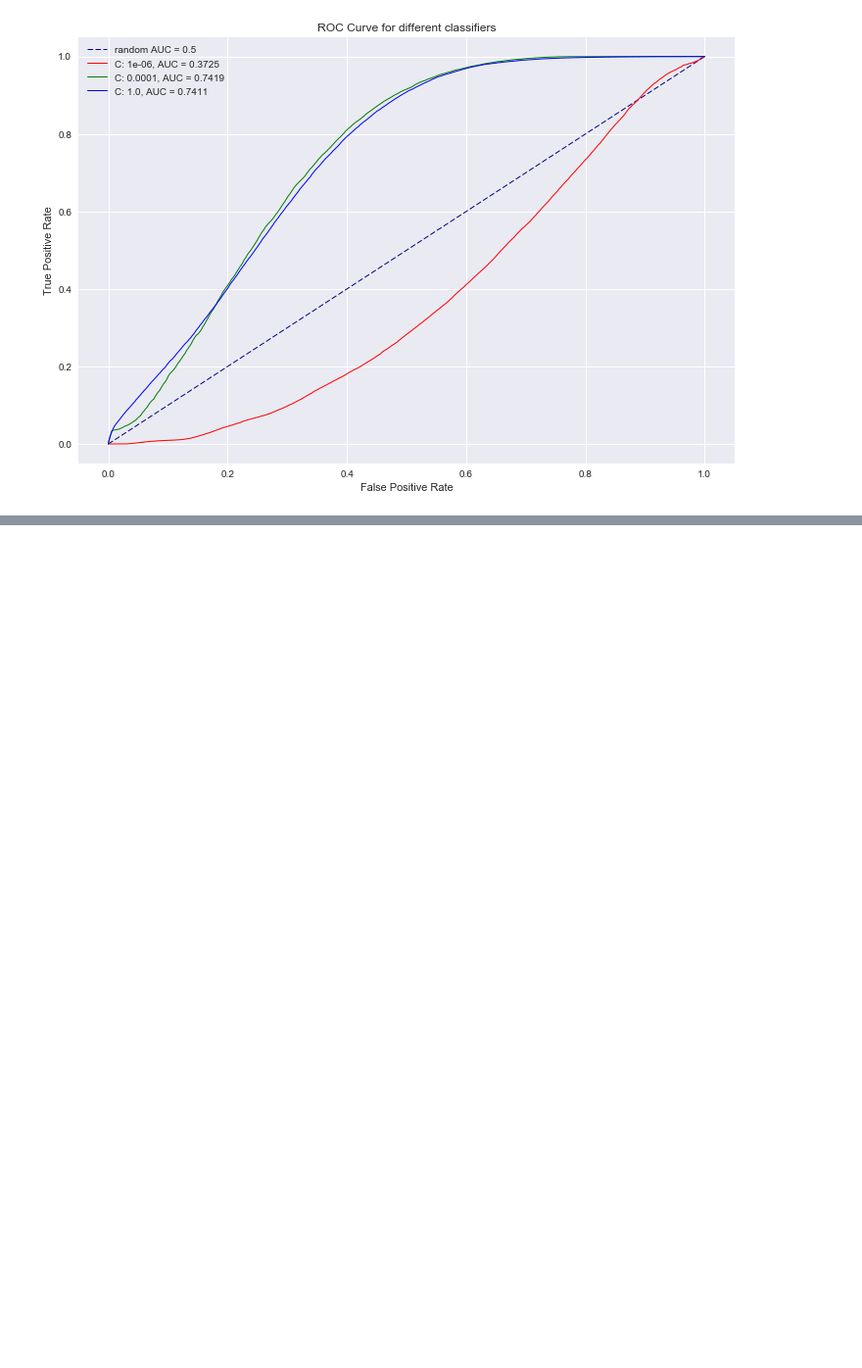
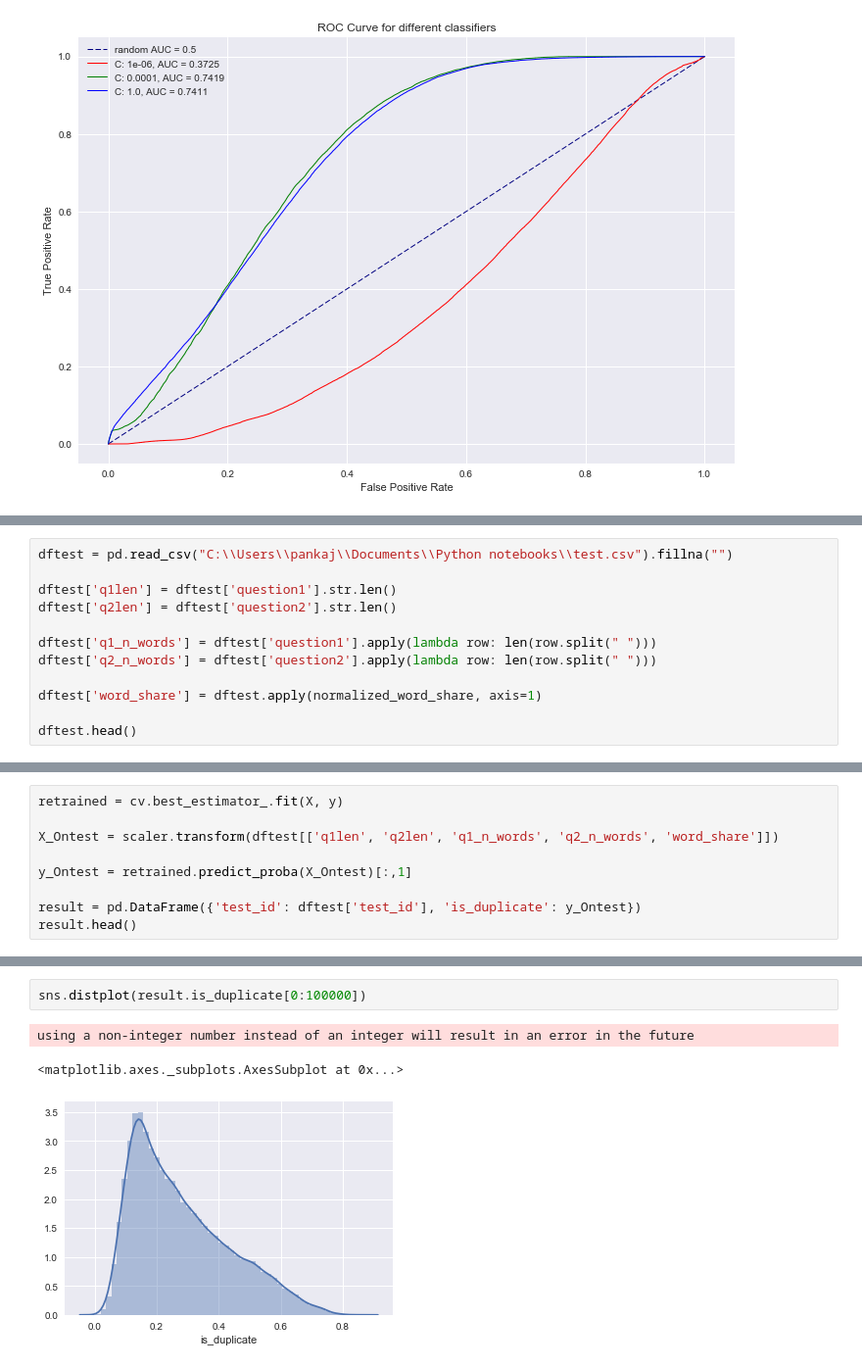
Before and after one commit to yassamanzm/CMPE297, a Jupyter notebook: qoura2.ipynb, the cells around one changed output, grey strips where cells are left out. Shown at 98% size. Drawn from its saved outputs; the diff is of its cells as text; blank space fills up the shorter version.

```diff
--- a/qoura2.ipynb
+++ b/qoura2.ipynb
@@ -685,0 +710,12 @@ C: 1.0, parameters [[-10.24038937  -0.91761179   6.7829151   -7.16457016   3.298
+# %%
+dftest = pd.read_csv("C:\\Users\\pankaj\\Documents\\Python notebooks\\test.csv").fillna("")
+
+dftest['q1len'] = dftest['question1'].str.len()
+dftest['q2len'] = dftest['question2'].str.len()
+
+dftest['q1_n_words'] = dftest['question1'].apply(lambda row: len(row.split(" ")))
+dftest['q2_n_words'] = dftest['question2'].apply(lambda row: len(row.split(" ")))
+
+dftest['word_share'] = dftest.apply(normalized_word_share, axis=1)
+
+dftest.head()
@@ -685,0 +747,9 @@ C: 1.0, parameters [[-10.24038937  -0.91761179   6.7829151   -7.16457016   3.298
+# %%
+retrained = cv.best_estimator_.fit(X, y)
+
+X_Ontest = scaler.transform(dftest[['q1len', 'q2len', 'q1_n_words', 'q2_n_words', 'word_share']])
+
+y_Ontest = retrained.predict_proba(X_Ontest)[:,1]
+
+result = pd.DataFrame({'test_id': dftest['test_id'], 'is_duplicate': y_Ontest})
+result.head()
@@ -685,0 +763,6 @@ C: 1.0, parameters [[-10.24038937  -0.91761179   6.7829151   -7.16457016   3.298
+# %%
+sns.distplot(result.is_duplicate[0:100000])
+# %% [output]
+using a non-integer number instead of an integer will result in an error in the future
+<matplotlib.axes._subplots.AxesSubplot at 0x...>
+[figure, added]
```
Also changed, not shown: parts of 10 cells of this notebook.
